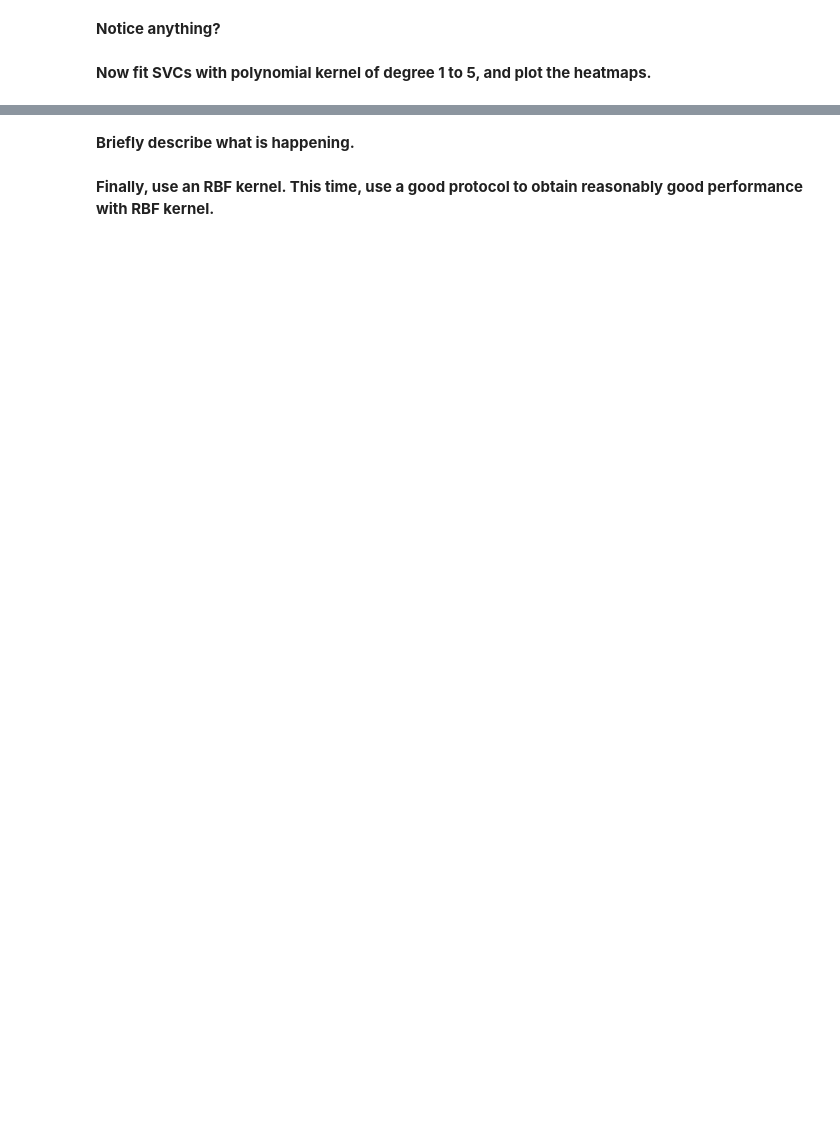
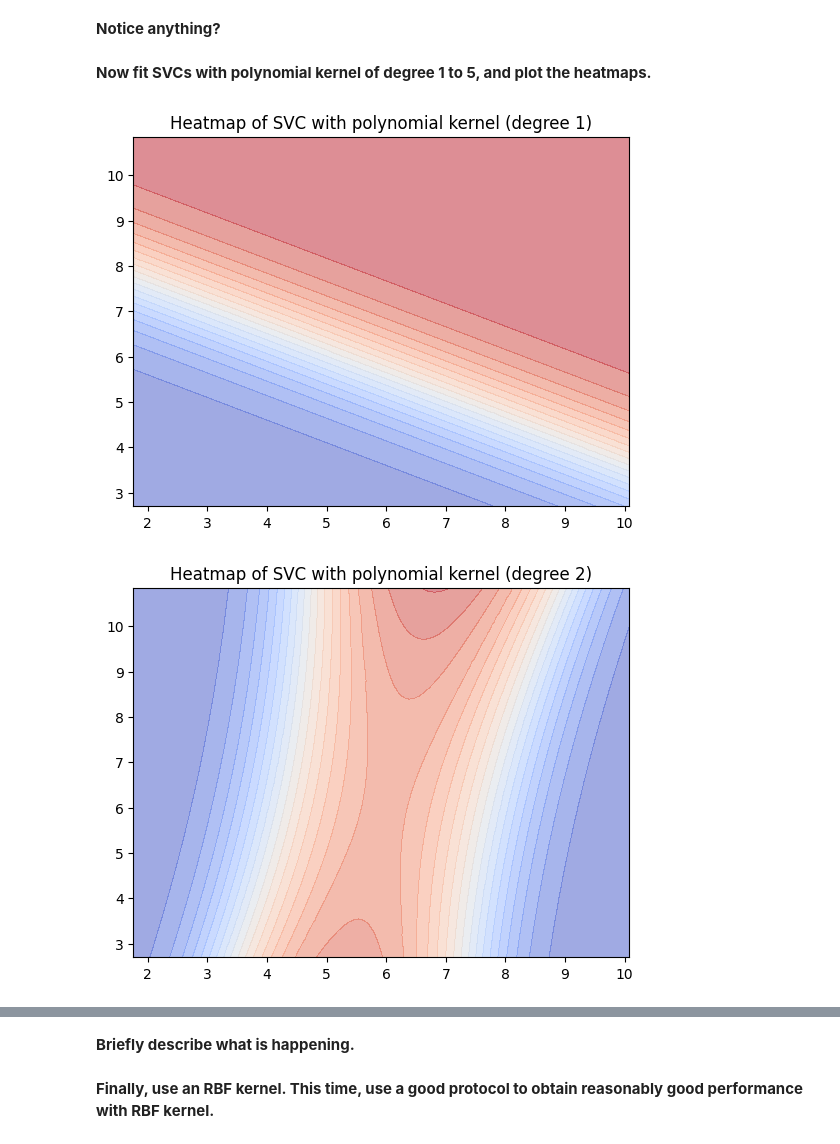
Before and after one commit to audreybvt/ML, a Jupyter notebook: Lab 4 - Classifiers extended edition.ipynb, the cells around one changed output, grey strips where cells are left out. Saved outputs shown, nothing was run; the diff lists cells and outputs as text; code cells hidden in the pictures; blank space fills up the shorter version.

```diff
--- a/Lab 4 - Classifiers extended edition.ipynb
+++ b/Lab 4 - Classifiers extended edition.ipynb
@@ -662,3 +682,25 @@ plt.show()
 **Notice anything?**
 # %% [markdown]
 **Now fit SVCs with polynomial kernel of degree 1 to 5, and plot the heatmaps.**
+# %%
+for degree in range (1,6):
+
+    svm_poly_kernel = make_pipeline(
+    StandardScaler(),
+    SVC(kernel='poly', degree=degree, probability=True)
+    )
+    svm_poly_kernel.fit(X_train, y_train)
+    disp = DecisionBoundaryDisplay.from_estimator(
+        svm_poly_kernel,
+        X,
+        response_method="predict_proba",
+        cmap=plt.cm.coolwarm,
+        alpha=0.5,
+        levels=20
+    )
+
+    plt.title(f"Heatmap of SVC with polynomial kernel (degree {degree})")
+    plt.show()
+# %% [output]
+[figure, added]
+[figure, added]
```
Also changed, not shown: parts of 3 cells of this notebook.
